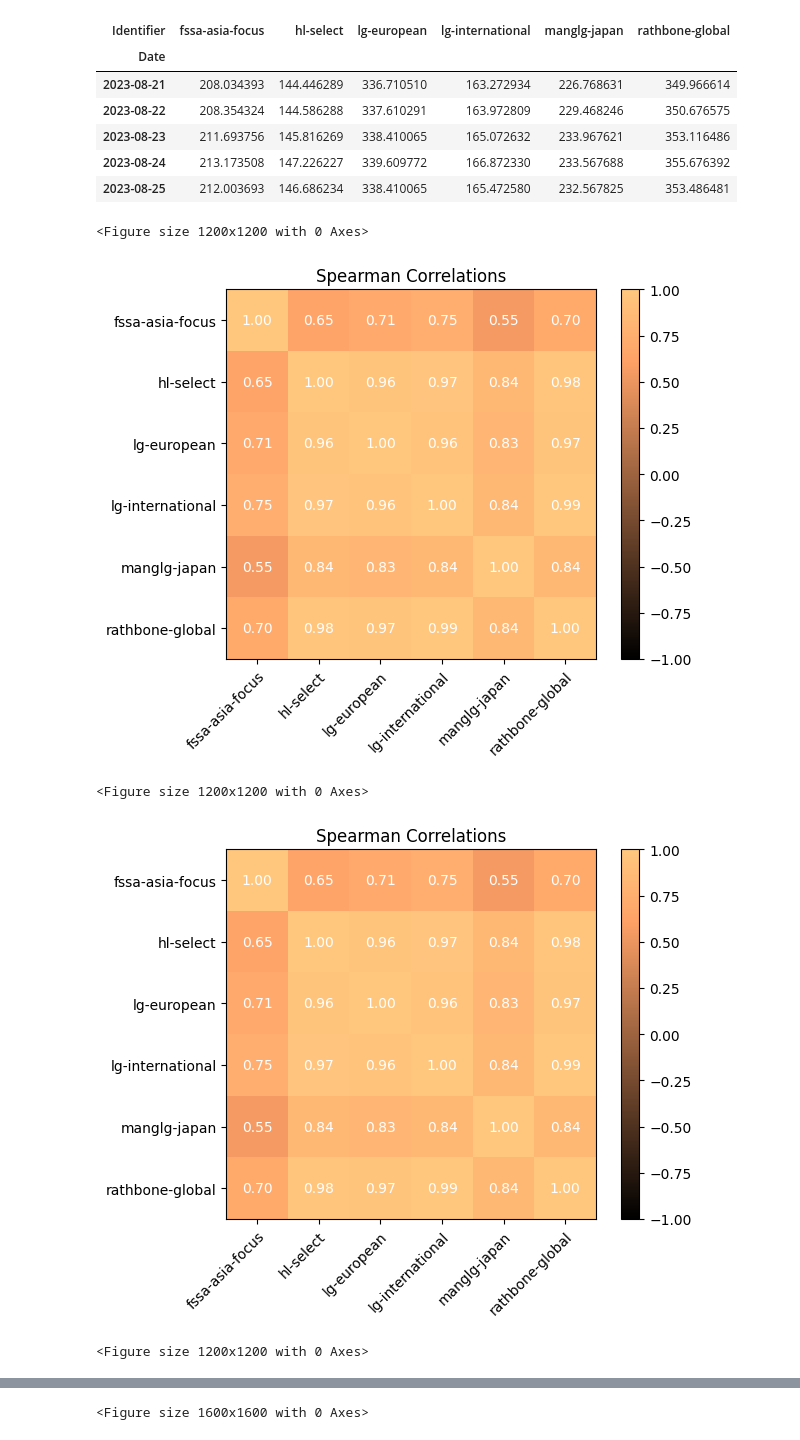
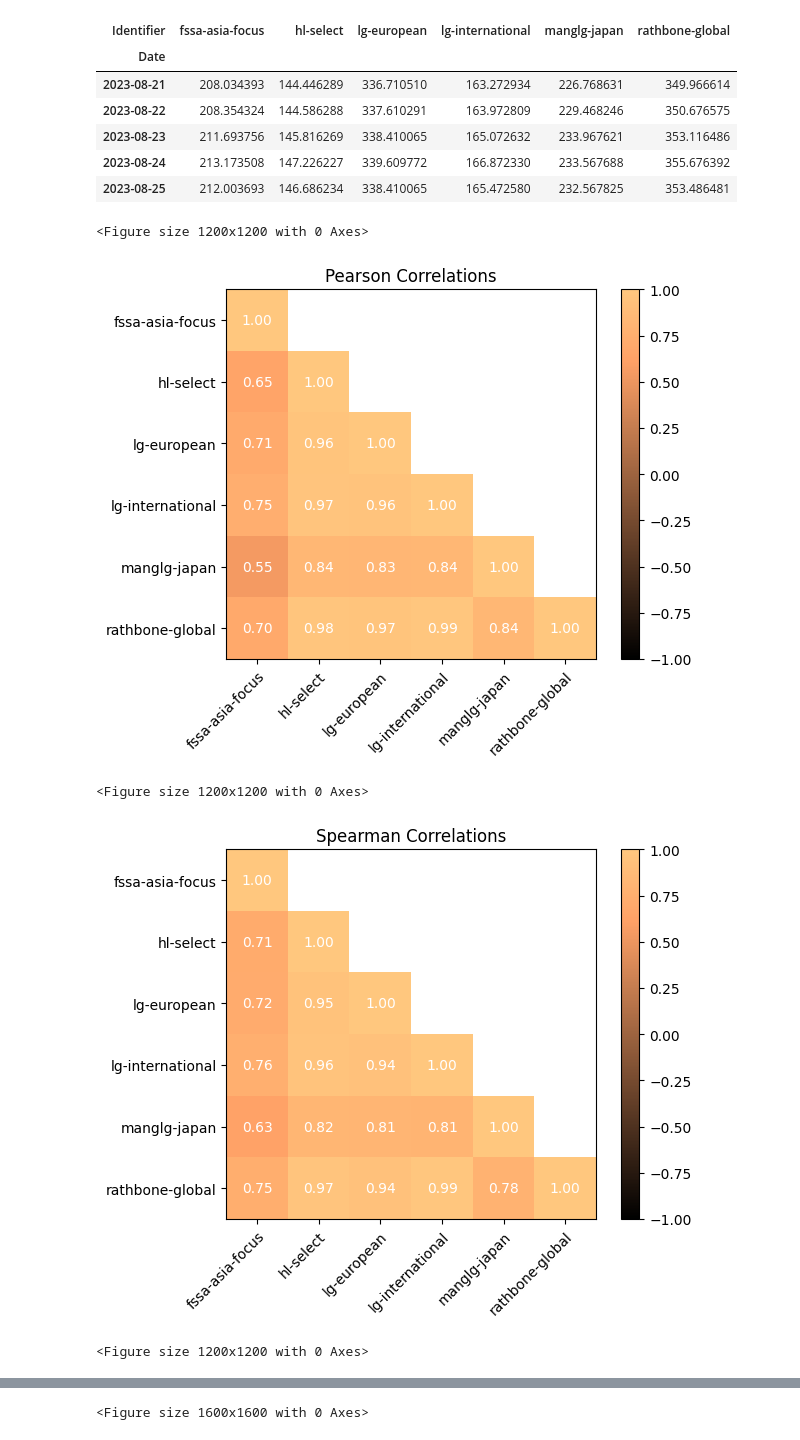
Before and after one commit to Stacky32/python-portfolio-analysis, a Jupyter notebook: PortfolioAnalysis.ipynb, the cells around one changed output, grey strips where cells are left out. Drawn from its saved outputs; the diff is of its cells as text; code cells hidden in the pictures.

Commit message:
Backfill missing data in series. Mask upper triangle of correlation heatmaps.

```diff
--- a/PortfolioAnalysis.ipynb
+++ b/PortfolioAnalysis.ipynb
@@ -21,7 +21,7 @@ fund_dfs = {}
 for filename in funds:
     df = pd.read_csv(filepath_or_buffer=f'{data_dir}/{filename}.csv', parse_dates=True)
     df['Identifier'] = filename
-    fund_dfs[filename] = df
+    fund_dfs[filename] = df.bfill()
 
 # Align Adjusted Close time series by date in pivot table with funds as columns
 pivoted = pd.concat([fund_dfs[k] for k in fund_dfs.keys()]).pivot(index='Date', columns='Identifier', values='Adj Close').bfill()
@@ -37,26 +37,28 @@ display(pivoted.head())
 # %%
 # Calculate and plot pearson, spearman, and kendall correlation heatmaps
 for m in ['pearson', 'spearman', 'kendall']:
-    c = pivoted.corr(method='pearson')
+    c = pivoted.corr(method=m)
     plt.figure(figsize = (12,12))
     fig, ax = plt.subplots()
     data = c.to_numpy()
+    mask = np.tri(data.shape[0], data.shape[1], k=-1).T
+    data = np.ma.array(data, mask=mask)
     labels = c.columns
-    a = plt.imshow( data , cmap = 'copper' , interpolation = 'nearest', vmin=-1, vmax=1)
+    a = plt.imshow(data, cmap = 'copper', interpolation = 'nearest', vmin=-1, vmax=1)
     fig.colorbar(a)
 
     ax.set_xticks(range(len(c)), labels=c.columns, rotation=45, ha='right', rotation_mode='anchor')
     ax.set_yticks(range(len(c)), labels=c.columns)
-    ax.set_title('Spearman Correlations')
+    ax.set_title(f'{m.capitalize()} Correlations')
 
     for i in range(len(labels)):
-        for j in range(len(labels)):
-            ax.text(j, i, f'{data[j, i]:.2f}', ha='center', va='center', color='w')
+        for j in range(i+1):
+            ax.text(j, i, f'{data[i, j]:.2f}', ha='center', va='center', color='w')
 
     plt.show()
 # %% [output]
 <Figure size 1200x1200 with 0 Axes>
-[figure, old version]
+[figure, new version]
 <Figure size 1200x1200 with 0 Axes>
-[figure, old version]
+[figure, new version]
 <Figure size 1200x1200 with 0 Axes>
```
Also changed, not shown: parts of 2 cells of this notebook.
